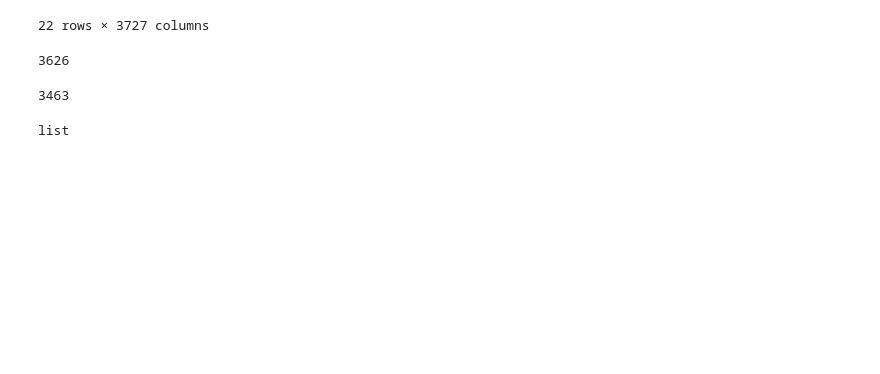
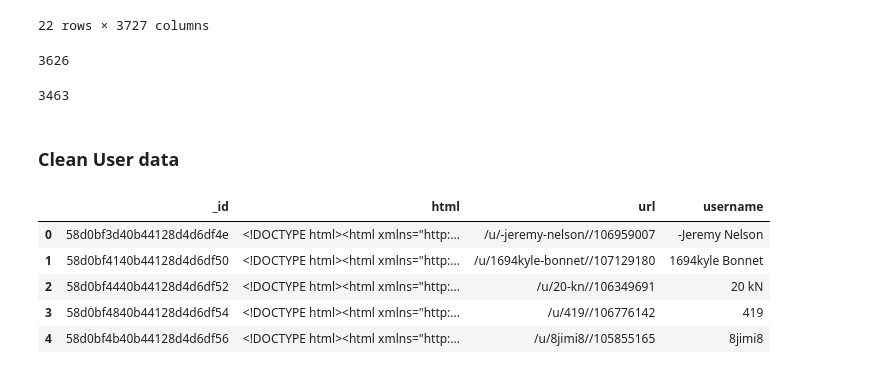
Before and after one commit to davidblaszka/redpointer, a Jupyter notebook: src/parsing_cleaning.ipynb, the cells around one changed output. Saved outputs shown, nothing was run; the diff lists cells and outputs as text; code cells hidden in the pictures; blank space fills up the shorter version.

```diff
--- a/src/parsing_cleaning.ipynb
+++ b/src/parsing_cleaning.ipynb
@@ -294,7 +289,19 @@ unique_names = df_user_html['username'].unique().tolist()
-# %%
-type(unique_names)
-# %% [output]
-list
+# %% [markdown]
+### Clean User data
+# %%
+client = MongoClient('mongodb://localhost:27017/')
+db = client.users_info
+users_info = db.users_info
+raw_data = users_info.find()
+df_user_html = pd.DataFrame(list(raw_data))
+df_user_html.head()
+# %% [output]
+|  | _id | html | url | username |
+| 0 | 58d0bf3d40b44128d4d6df4e | <!DOCTYPE html><html xmlns="http:... | /u/-jeremy-nelson//106959007 | -Jeremy Nelson |
+| 1 | 58d0bf4140b44128d4d6df50 | <!DOCTYPE html><html xmlns="http:... | /u/1694kyle-bonnet//107129180 | 1694kyle Bonnet |
+| 2 | 58d0bf4440b44128d4d6df52 | <!DOCTYPE html><html xmlns="http:... | /u/20-kn//106349691 | 20 kN |
+| 3 | 58d0bf4840b44128d4d6df54 | <!DOCTYPE html><html xmlns="http:... | /u/419//106776142 | 419 |
+| 4 | 58d0bf4b40b44128d4d6df56 | <!DOCTYPE html><html xmlns="http:... | /u/8jimi8//105855165 | 8jimi8 |
 # %%
 dict_list = []
 _id = 0
```
Also changed, not shown: parts of 7 cells of this notebook, 6 other files.
